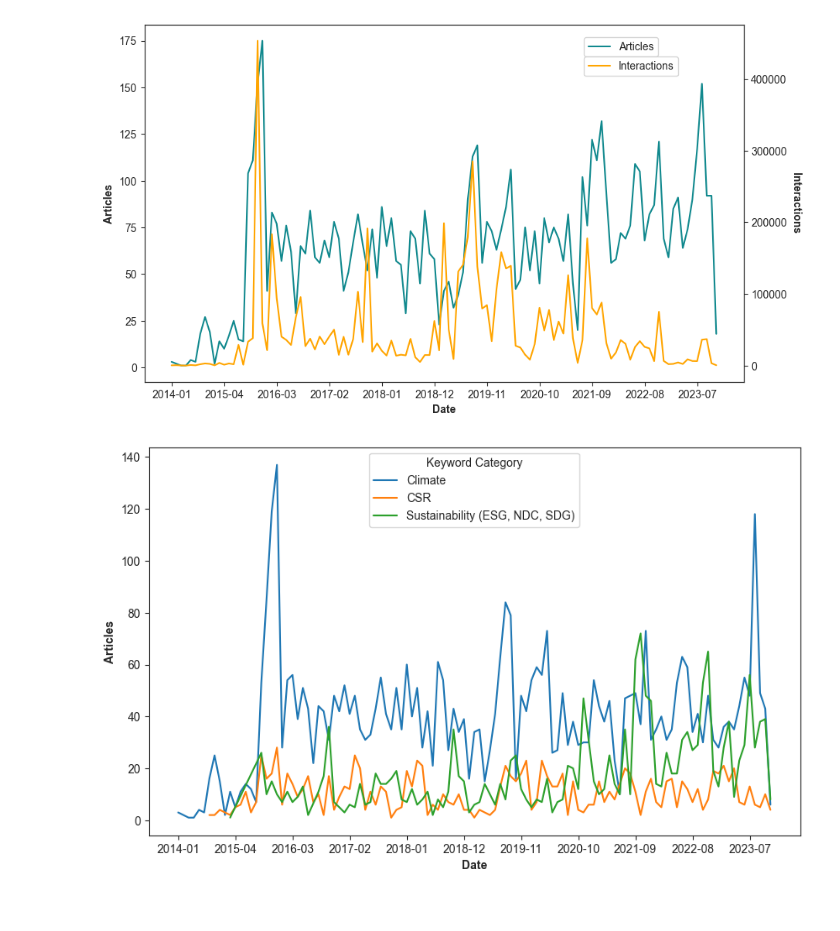
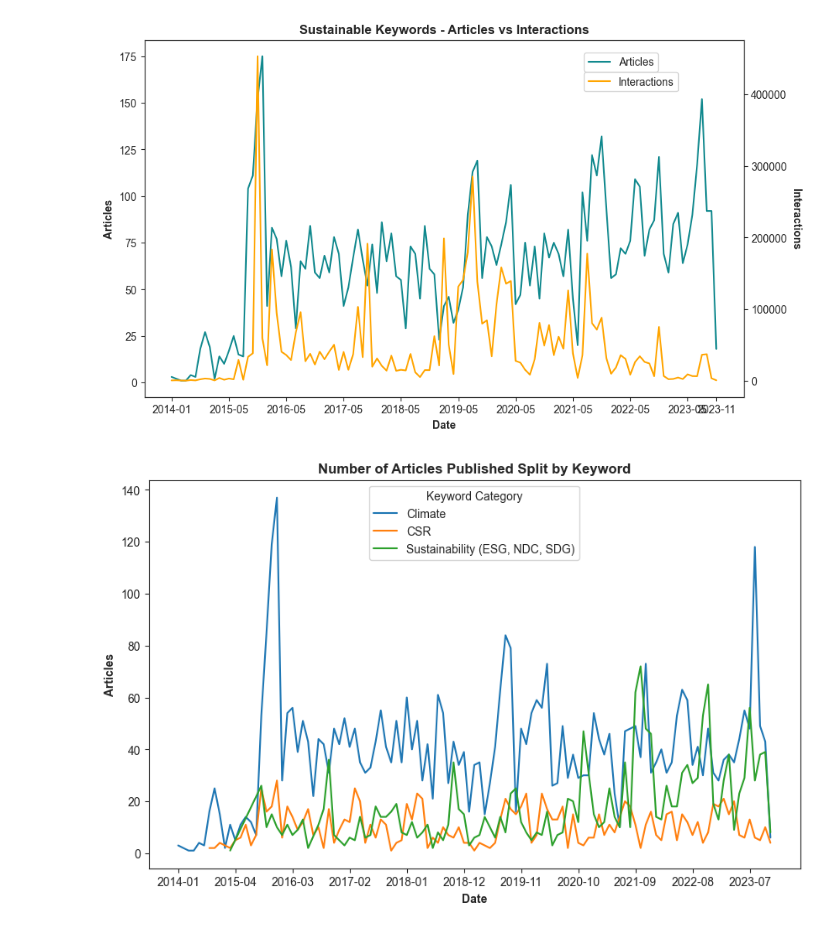
Before and after one commit to Gitbyt3/ESG-Research-Project, a Jupyter notebook: Code.ipynb, the cells around one changed output. Cells and saved outputs as stored; diff of their text form; code cells hidden in the pictures.

```diff
--- a/Code.ipynb
+++ b/Code.ipynb
@@ -105,25 +174,54 @@ def dual_lines(df,style,x,y1,colour1,y2,colour2):
-# %%
-#LINEGRAPH - ARTICLES VS INTERACTIONS FOR ALL KEYWORDS
-#Groupby Date, count number of keyword articles, and sums interactions then resets index
-forviz = mon_kw[['Date','Keyword','Interactions']].groupby(['Date']).agg({'Keyword':'count','Interactions':'sum'}).rename(columns={'Keyword':'Articles'})
-forviz.reset_index(inplace=True)
-articles_vs_interactions = dual_lines(forviz,'ticks','Date','Articles','#11898E','Interactions','orange')
-
-#LINEGRAPH - NUMBER OF ARTICLES SPLIT BY KEYWORD
-#Groupby Date and Keyword Category, counts each, renames the column then resets index
-keywordz = mon_kw[['Date','Keyword Category','Title']].groupby(['Date','Keyword Category']).count().rename(columns={'Title':'Articles'})
-keywordz.reset_index(inplace=True)
-
-#Sets figure size and style
-plt.figure(figsize=(10,6))
-sns.set_style('ticks')
-
-#Plots linegraph with Date on the x-axis, Articles on the y-axis, keyword categories distinguished by color, and sets the x ticks to be evenly spaced across all months
-sns.lineplot(data=keywordz,x='Date',y='Articles',hue='Keyword Category').set_xticks(forviz['Date'].tolist()[0::11])
-plt.xlabel('Date',fontweight='bold')
-plt.ylabel('Articles',fontweight='bold')
-plt.show()
-# %% [output]
-[figure, removed]
-[figure, removed]
+# %%
+#INTERACTIONS AND ARTICLES PUBLISHED PER MONTH FOR THESE KEYWORDS: CSR, CLIMATE CHANGE, ESG, GLOBAL WARMING, GREENHOUSE GAS, NDC, POLLUTION, SDG
+
+#Import data
+mon_2014 = pd.read_excel("Source_Data/Monthly_KW/2014.xlsx",header=0)
+mon_2015 = pd.read_excel("Source_Data/Monthly_KW/2015.xlsx",header=0)
+mon_2016 = pd.read_excel("Source_Data/Monthly_KW/2016.xlsx",header=0)
+mon_2017 = pd.read_excel("Source_Data/Monthly_KW/2017.xlsx",header=0)
+mon_2018 = pd.read_excel("Source_Data/Monthly_KW/2018.xlsx",header=0)
+mon_2019 = pd.read_excel("Source_Data/Monthly_KW/2019.xlsx",header=0)
+mon_2020 = pd.read_excel("Source_Data/Monthly_KW/2020.xlsx",header=0)
+mon_2021 = pd.read_excel("Source_Data/Monthly_KW/2021.xlsx",header=0)
+mon_2022 = pd.read_excel("Source_Data/Monthly_KW/2022.xlsx",header=0)
+mon_2023 = pd.read_excel("Source_Data/Monthly_KW/2023.xlsx",header=0)
+
+#Concatenates wrangled data
+mon_kw = pd.concat([wrangle(mon_2014),wrangle(mon_2015),wrangle(mon_2016),wrangle(mon_2017),wrangle(mon_2018),wrangle(mon_2019),wrangle(mon_2020),wrangle(mon_2021),\
+                    wrangle(mon_2022),wrangle(mon_2023)],axis=0,ignore_index=True)
+
+#Runs the categorize function on the keyword column and appends a new column containing the category
+mon_kw['Keyword Category'] = mon_kw['Keyword'].apply(kw_categorize)
+
+#Reorder columns
+mon_kw = mon_kw.reindex(columns=['Date','Keyword','Keyword Category','Title','Website','Interactions'])
+
+
+#LINEGRAPH - ARTICLES VS INTERACTIONS FOR ALL KEYWORDS
+#Groupby Date, count number of keyword articles, and sums interactions then resets index
+forviz = mon_kw[['Date','Keyword','Interactions']].groupby(['Date']).agg({'Keyword':'count','Interactions':'sum'}).rename(columns={'Keyword':'Articles'})
+forviz.reset_index(inplace=True)
+articles_vs_interactions = dual_lines(forviz,'ticks','Date','Articles','#11898E','Interactions','orange','Sustainable Keywords - Articles vs Interactions')
+
+
+#LINEGRAPH - NUMBER OF ARTICLES SPLIT BY KEYWORD
+#Groupby Date and Keyword Category, counts each, renames the column then resets index
+keywordz = mon_kw[['Date','Keyword Category','Title']].groupby(['Date','Keyword Category']).count().rename(columns={'Title':'Articles'})
+keywordz.reset_index(inplace=True)
+
+#Sets figure size and style
+plt.figure(figsize=(10,6))
+sns.set_style('ticks')
+
+#Plots linegraph with Date on the x-axis, Articles on the y-axis, keyword categories distinguished by color, and sets the x ticks to be evenly spaced across all months
+sns.lineplot(data=keywordz,x='Date',y='Articles',hue='Keyword Category').set_xticks(forviz['Date'].tolist()[0::11])
+
+#Sets axes labels and title
+plt.xlabel('Date',fontweight='bold')
+plt.ylabel('Articles',fontweight='bold')
+plt.title('Number of Articles Published Split by Keyword',fontweight='demibold')
+plt.show()
+# %% [output]
+[figure, added]
+[figure, added]
 # %%
```
Also changed, not shown: parts of 7 cells of this notebook.
